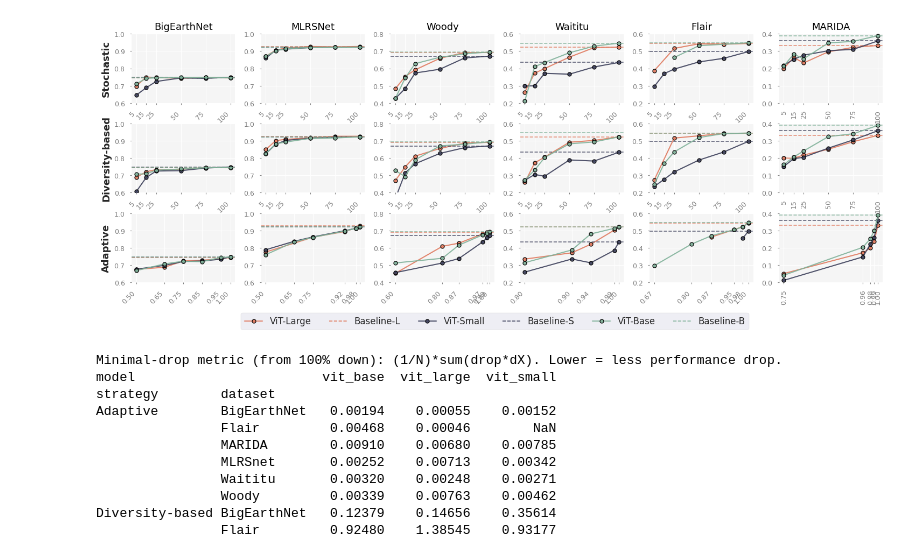
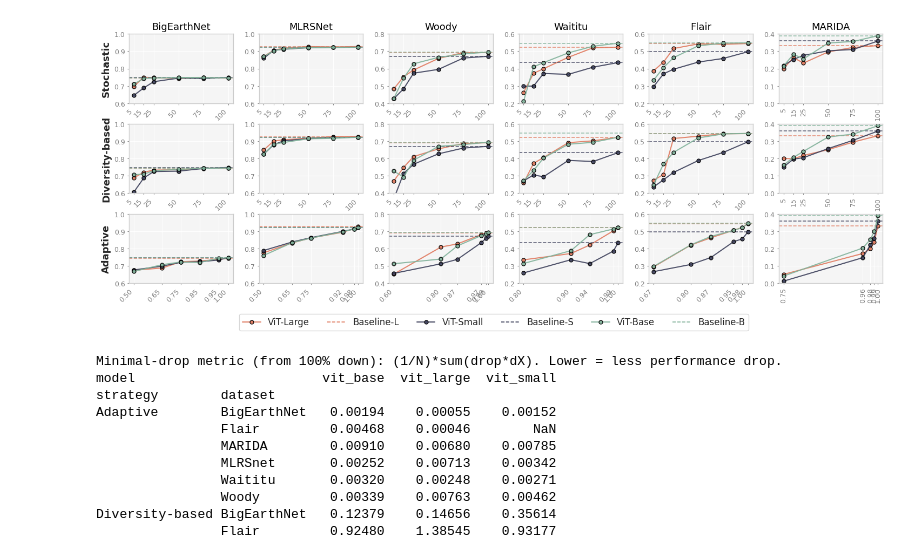
Before and after one commit to Orion-AI-Lab/RedundancyInvestigationEO, a Jupyter notebook: my_plots.ipynb, the cells around one changed output. Drawn from its saved outputs; the diff is of its cells as text; code cells hidden in the pictures.

```diff
--- a/my_plots.ipynb
+++ b/my_plots.ipynb
@@ -23,9 +23,9 @@ datasets_random_topx = {
         "ViT-Base": {"values": [0.21153, 0.40992, 0.4342, 0.49069, 0.52914, 0.5464], "Baseline-B": 0.5464},
     },
     "Flair": {
-        "ViT-Large": {"values": [0.38696, None, 0.51555, 0.54261, 0.54008, 0.54462], "Baseline-L": 0.54462},
+        "ViT-Large": {"values": [0.38696, 0.43719, 0.51555, 0.54261, 0.54008, 0.54462], "Baseline-L": 0.54462},
         "ViT-Small": {"values": [0.2952, 0.36973, 0.39591, 0.43752, 0.45829, 0.4974], "Baseline-S": 0.4974},
-        "ViT-Base": {"values": [None, None, 0.4628, 0.53138, None, 0.54837], "Baseline-B": 0.54837},
+        "ViT-Base": {"values": [0.33278, 0.40579, 0.4628, 0.53138, 0.54681, 0.54837], "Baseline-B": 0.54837},
     },
     "MARIDA": {
         "ViT-Large": {"values": [0.19943, 0.26329, 0.23155, 0.29639, 0.32211, 0.33257], "Baseline-L": 0.33257},
@@ -56,7 +56,7 @@ datasets_topx = {
         "ViT-Base": {"values": [0.27302, 0.33142, 0.40328, 0.48318, 0.49412, 0.52356], "Baseline-B": 0.5464},
     },
     "Flair": {
-        "ViT-Large": {"values": [0.27462, None, 0.51626, 0.52951, 0.54352, 0.54462], "Baseline-L": 0.54462},
+        "ViT-Large": {"values": [0.27462, 0.30863, 0.51626, 0.52951, 0.54352, 0.54462], "Baseline-L": 0.54462},
         "ViT-Small": {"values": [0.23607, 0.27771, 0.32003, 0.38894, 0.43553, 0.4974], "Baseline-S": 0.4974},
         "ViT-Base": {"values": [0.24792, 0.36914, 0.43582, 0.51955, 0.54248, 0.54562], "Baseline-B": 0.54562},
     },
@@ -95,7 +95,7 @@ datasets_max_len = {
         "ViT-Base": {"values": [0.66857, 0.70749, 0.7232, 0.7201, 0.74578, 0.74605],"Baseline-B": 0.74605},
     },
     "MLRSNet": {
-        "ViT-Large": {"values": [0.77637, None, 0.86201, 0.89531, 0.91615, 0.92694],"Baseline-L": 0.92694},
+        "ViT-Large": {"values": [0.77637, 0.83314, 0.86201, 0.89531, 0.91615, 0.92694],"Baseline-L": 0.92694},
         "ViT-Small": {"values": [0.78943, 0.8383, 0.86375, 0.90011, 0.91397, 0.92334],"Baseline-S": 0.92334},
         "ViT-Base": {"values": [0.76105, 0.83458, 0.86124, 0.89804, 0.91393, 0.92359],"Baseline-B": 0.92359},
     },
@@ -110,9 +110,9 @@ datasets_max_len = {
         "ViT-Base": {"values": [0.31474, 0.38826, 0.48101, 0.51359, 0.52356], "Baseline-B": 0.52356},
     },
     "Flair": {
-        "ViT-Large": {"values": [None, None, 0.4629, 0.50659, 0.52254, 0.54462], "Baseline-L": 0.54462},
-        "ViT-Small": {"values": [None, None, None, None, 0.45626, 0.4974], "Baseline-S": 0.4974},
-        "ViT-Base": {"values": [0.29716, 0.42178, 0.47053, 0.50556, 0.52173, 0.54562], "Baseline-B": 0.54562}, #ready
+        "ViT-Large": {"values": [0.29453, 0.42077, 0.4629, 0.50659, 0.52254, 0.54462], "Baseline-L": 0.54462},
+        "ViT-Small": {"values": [0.26719, 0.30871, 0.3487, 0.44079, 0.45626, 0.4974], "Baseline-S": 0.4974},
+        "ViT-Base": {"values": [0.29716, 0.42178, 0.47053, 0.50556, 0.52173, 0.54562], "Baseline-B": 0.54562},
     },
     "MARIDA": {
         "ViT-Large": {"values": [0.05153, 0.17217, 0.19924, 0.23821, 0.33257], "Baseline-L": 0.33257},
@@ -127,7 +127,7 @@ import matplotlib.lines as mlines
 import numpy as np
 import matplotlib as mpl
 
-mpl.style.use("seaborn-v0_8")
+mpl.style.use("seaborn-v0_8-whitegrid")
 
 models = ["ViT-Large", "ViT-Small", "ViT-Base"]
 model_colors = {
@@ -225,34 +225,34 @@ for row_idx, (row_label, row_datasets, x_dict, x_label, use_per_dataset_x) in en
             ax.set_ylabel(row_label, fontsize=13, fontweight="bold")
 
         ax.set_xlabel("")
         ax.set_xticks(x_vals)
         rot, ha = (90, "center") if dataset_name == "MARIDA" else (45, "right")
         ax.set_xticklabels([f"{x:.2f}" if isinstance(x, float) else str(x)
                             for x in x_vals],
                            color="gray", fontsize=9, rotation=rot, ha=ha)
 
         ymin, ymax = y_limits.get(dataset_name, (0.0, 1.0))
         ax.set_ylim(ymin, ymax)
         yticks = np.arange(ymin, ymax + 0.01, 0.1)
         ax.set_yticks(yticks)
         ax.set_yticklabels([f"{y:.1f}" for y in yticks], color="gray", fontsize=9)
         ax.grid(True, linewidth=1.0, color="white", linestyle="-")
 
 fig.legend(
     handles=legend_handles,
     labels=legend_labels,
     loc="lower center",
     fontsize=12,
     frameon=True,
     ncol=6,
     bbox_to_anchor=(0.5, -0.05),
 )
 
 plt.tight_layout(rect=[0, 0.05, 1, 1])
 plt.savefig("paper_plots/main_results_training.pdf", transparent=False, bbox_inches="tight", dpi=300)
 plt.show()
 # %% [output]
-[figure, old version]
+[figure, new version]
 # %%
 # Metric: reward minimal performance drop when decreasing retain_percent (start from 100%)
 # Traverse from high x (100%) to low x; M = (1/N)*sum_i (Perf_{i-1} - Perf_i)*(x_{i-1} - x_i).
```
Also changed, not shown: parts of 11 cells of this notebook.
